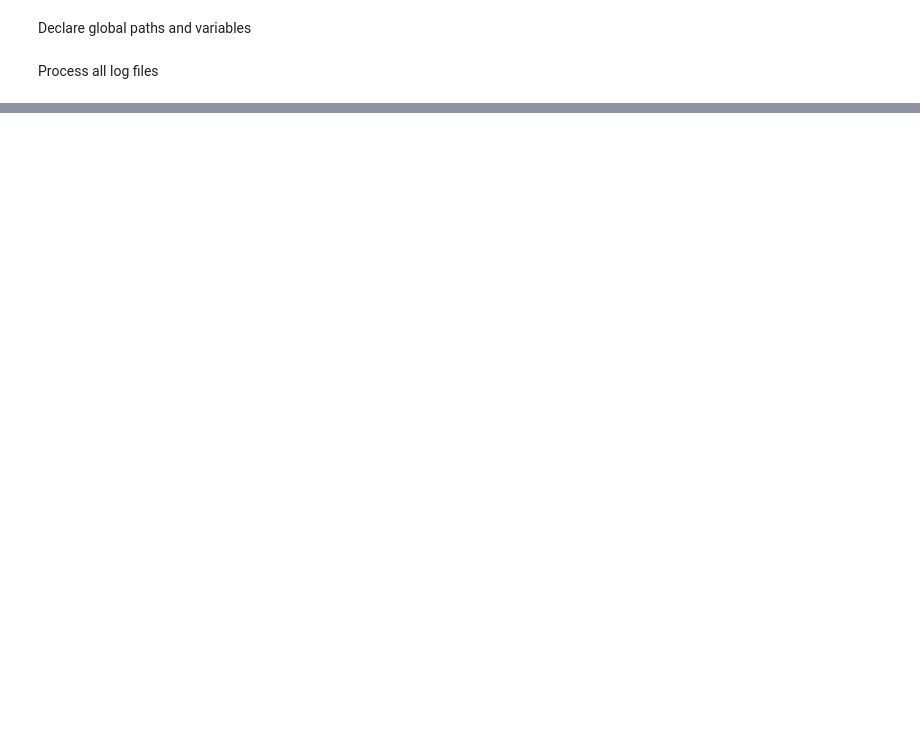
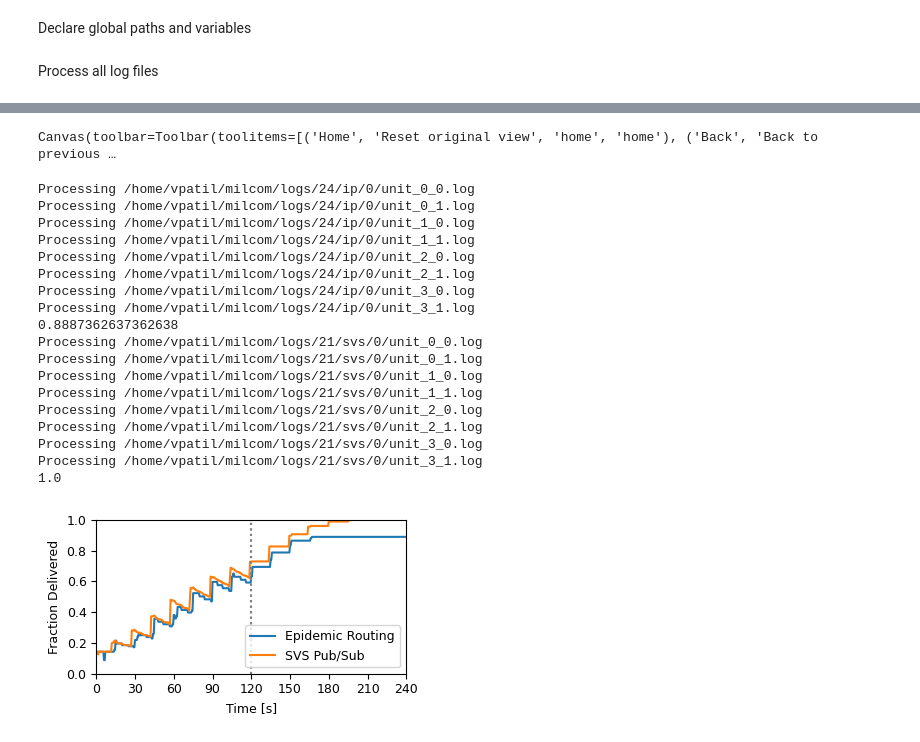
Before and after one commit to phylib/svs-pubsub-eval, a Jupyter notebook: results.ipynb, the cells around one changed output, grey strips where cells are left out. Drawn from its saved outputs; the diff is of its cells as text; code cells hidden in the pictures; blank space fills up the shorter version.

```diff
--- a/results.ipynb
+++ b/results.ipynb
@@ -105,0 +270,36 @@ Canvas(toolbar=Toolbar(toolitems=[('Home', 'Reset original view', 'home', 'home'
+# %%
+#Delivery comparison
+plt.rcParams.update({'font.size': 9})
+fig, ax = plt.subplots()
+fig.set_size_inches(4, 2)
+ax.set_ylabel('Fraction Delivered')
+ax.set_xlabel('Time [s]')
+ax.set_ylim(0, 1)
+
+plot_delivery(ax, 24, "ip", label="Epidemic Routing")
+plot_delivery(ax, 21, "svs", label="SVS Pub/Sub")
+ax.legend()
+
+display(fig)
+plt.close()
+# %% [output]
+Canvas(toolbar=Toolbar(toolitems=[('Home', 'Reset original view', 'home', 'home'), ('Back', 'Back to previous …
+Processing /home/vpatil/milcom/logs/24/ip/0/unit_0_0.log
+Processing /home/vpatil/milcom/logs/24/ip/0/unit_0_1.log
+Processing /home/vpatil/milcom/logs/24/ip/0/unit_1_0.log
+Processing /home/vpatil/milcom/logs/24/ip/0/unit_1_1.log
+Processing /home/vpatil/milcom/logs/24/ip/0/unit_2_0.log
+Processing /home/vpatil/milcom/logs/24/ip/0/unit_2_1.log
+Processing /home/vpatil/milcom/logs/24/ip/0/unit_3_0.log
+Processing /home/vpatil/milcom/logs/24/ip/0/unit_3_1.log
+0.8887362637362638
+Processing /home/vpatil/milcom/logs/21/svs/0/unit_0_0.log
+Processing /home/vpatil/milcom/logs/21/svs/0/unit_0_1.log
+Processing /home/vpatil/milcom/logs/21/svs/0/unit_1_0.log
+Processing /home/vpatil/milcom/logs/21/svs/0/unit_1_1.log
+Processing /home/vpatil/milcom/logs/21/svs/0/unit_2_0.log
+Processing /home/vpatil/milcom/logs/21/svs/0/unit_2_1.log
+Processing /home/vpatil/milcom/logs/21/svs/0/unit_3_0.log
+Processing /home/vpatil/milcom/logs/21/svs/0/unit_3_1.log
+1.0
+[figure, added]
```
Also changed, not shown: parts of 9 cells of this notebook.
